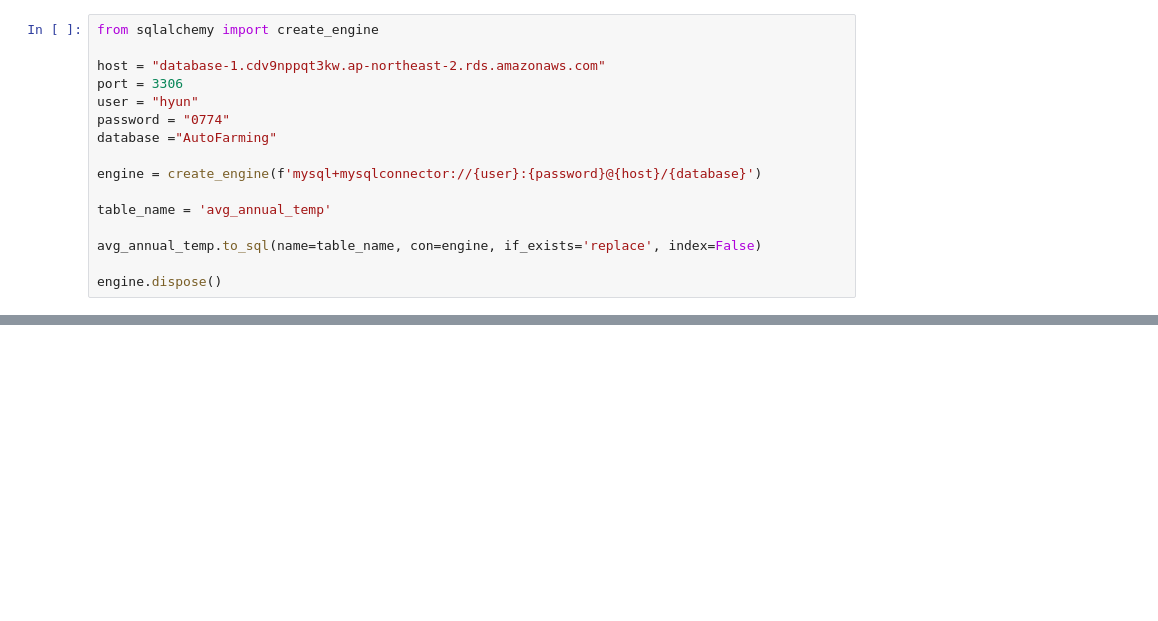
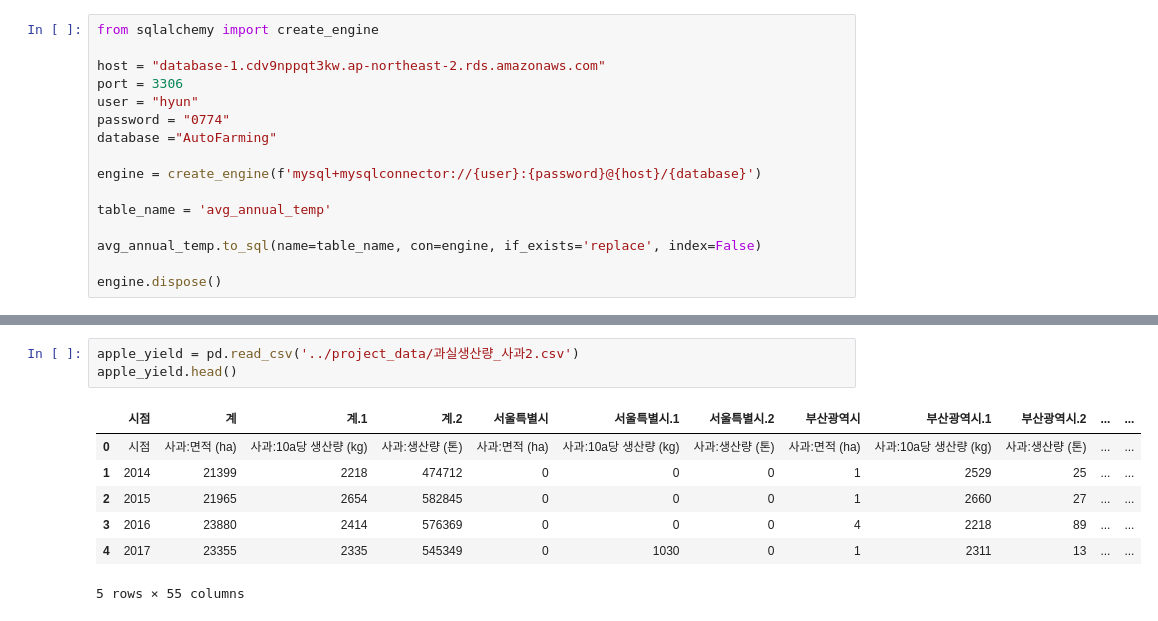
Before and after one commit to HeegonChae/Addindeu_EDA_Project, a Jupyter notebook: cultivation_area_db.ipynb, the cells around one changed output, grey strips where cells are left out. Drawn from its saved outputs; the diff is of its cells as text; blank space fills up the shorter version.

```diff
--- a/cultivation_area_db.ipynb
+++ b/cultivation_area_db.ipynb
@@ -184,0 +233,11 @@ engine.dispose()
+# %%
+apple_yield = pd.read_csv('../project_data/과실생산량_사과2.csv')
+apple_yield.head()
+# %% [output]
+|  | 시점 | 계 | 계.1 | 계.2 | 서울특별시 | 서울특별시.1 | 서울특별시.2 | 부산광역시 | 부산광역시.1 | 부산광역시.2 | ... | ... |
+| 0 | 시점 | 사과:면적 (ha) | 사과:10a당 생산량 (kg) | 사과:생산량 (톤) | 사과:면적 (ha) | 사과:10a당 생산량 (kg) | 사과:생산량 (톤) | 사과:면적 (ha) | 사과:10a당 생산량 (kg) | 사과:생산량 (톤) | ... | ... |
+| 1 | 2014 | 21399 | 2218 | 474712 | 0 | 0 | 0 | 1 | 2529 | 25 | ... | ... |
+| 2 | 2015 | 21965 | 2654 | 582845 | 0 | 0 | 0 | 1 | 2660 | 27 | ... | ... |
+| 3 | 2016 | 23880 | 2414 | 576369 | 0 | 0 | 0 | 4 | 2218 | 89 | ... | ... |
+| 4 | 2017 | 23355 | 2335 | 545349 | 0 | 1030 | 0 | 1 | 2311 | 13 | ... | ... |
+5 rows × 55 columns
```
Also changed, not shown: parts of 5 cells of this notebook, 1 other file.
